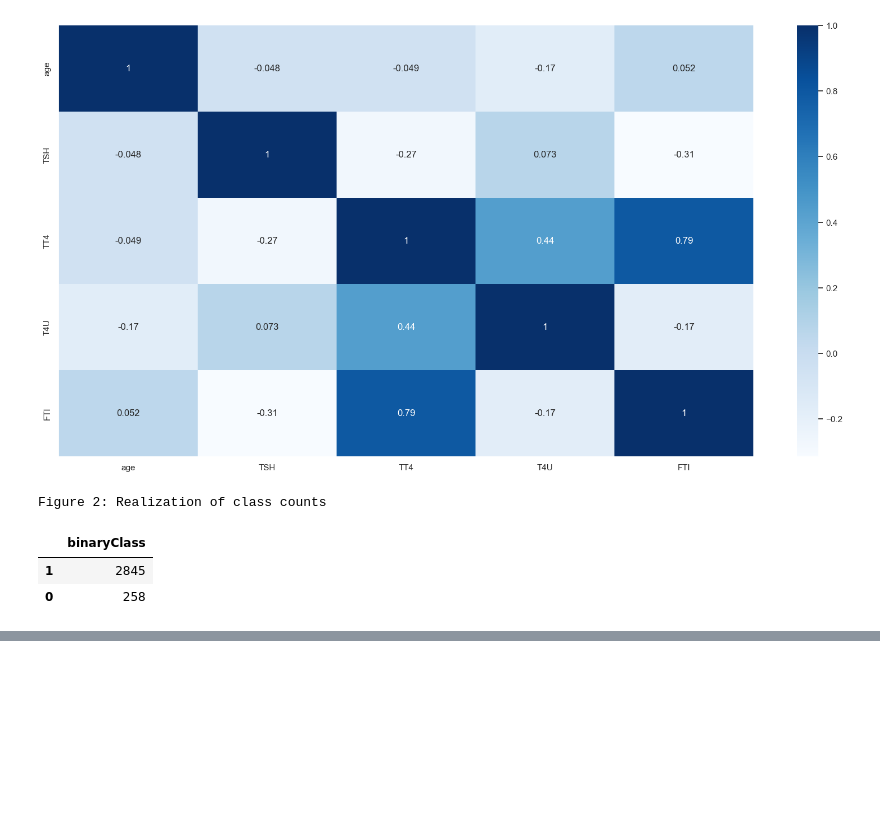
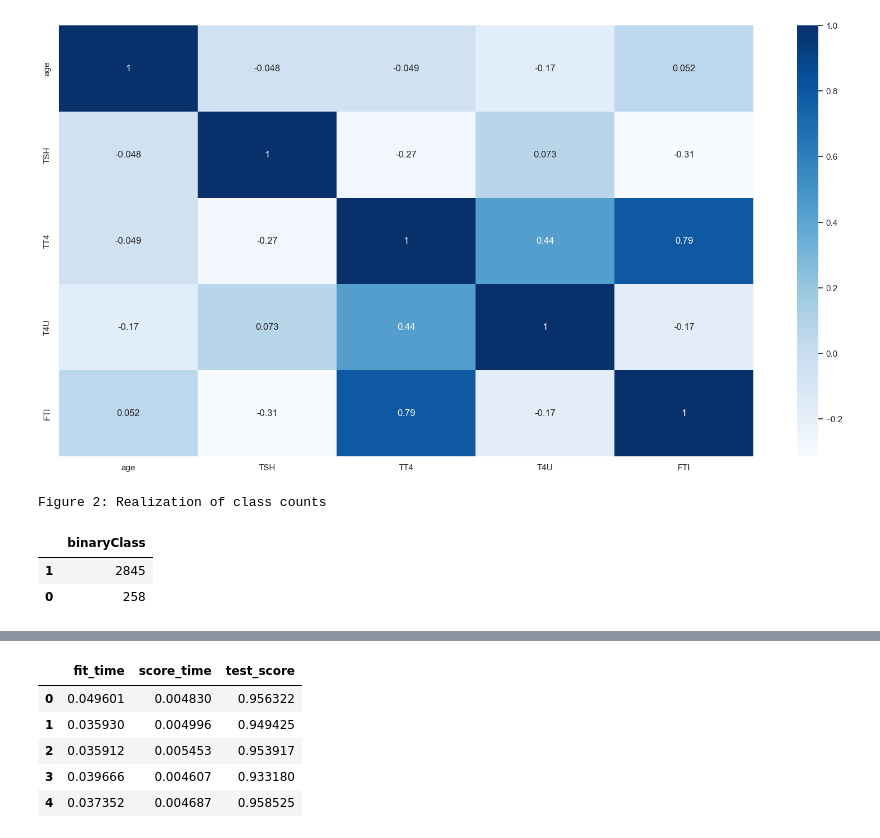
Before and after one commit to DSCI-310-2023/dsci-310-group-17, a Jupyter notebook: analysis.ipynb, the cells around one changed output, grey strips where cells are left out. Drawn from its saved outputs; the diff is of its cells as text; code cells hidden in the pictures; blank space fills up the shorter version.

```diff
--- a/analysis.ipynb
+++ b/analysis.ipynb
@@ -204,5 +184,12 @@ array([[-0.37396382, -0.14772429, -0.21843872, ...,  1.        ,
 # %%
-## Creating Kmeans classifier
-kmeans = KMeans(n_clusters = 2)
-kmeans.fit(transformed_X_train)
-train_preds = kmeans.predict(transformed_X_train)
+## Creating LogisticRegression Classifier
+pipe_log = make_pipeline(ct, LogisticRegression(max_iter = 1000, C = 1))
+cv = cross_validate(pipe_log, X_train, y_train)
+pd.DataFrame(cv)
+# %% [output]
+|  | fit_time | score_time | test_score |
+| 0 | 0.049601 | 0.004830 | 0.956322 |
+| 1 | 0.035930 | 0.004996 | 0.949425 |
+| 2 | 0.035912 | 0.005453 | 0.953917 |
+| 3 | 0.039666 | 0.004607 | 0.933180 |
+| 4 | 0.037352 | 0.004687 | 0.958525 |
```
Also changed, not shown: parts of 18 cells of this notebook.
